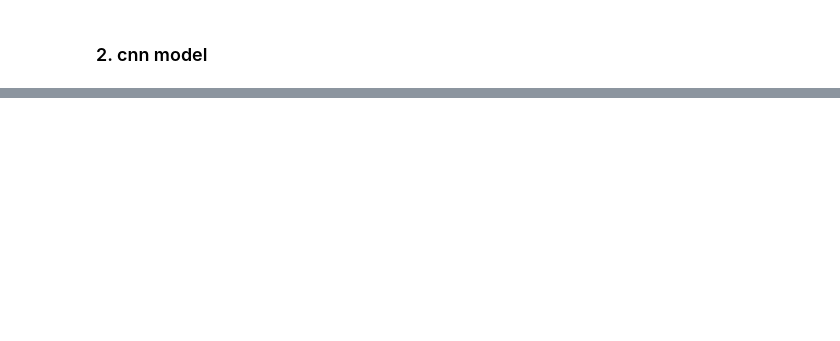
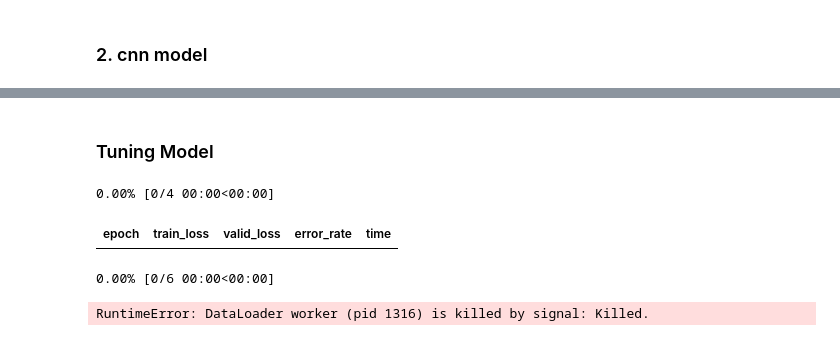
Before and after one commit to leeso1718/StockMarket_explainableAI, a Jupyter notebook: notebooks/CNN_Model.ipynb, the cells around one changed output, grey strips where cells are left out. Drawn from its saved outputs; the diff is of its cells as text; code cells hidden in the pictures; blank space fills up the shorter version.

```diff
--- a/notebooks/CNN_Model.ipynb
+++ b/notebooks/CNN_Model.ipynb
@@ -92,0 +82,3 @@ AttributeError: split_by_idxs
+# %%
+learner = cnn_learner(data, models.resnet34, loss_func=mae, metrics=error_rate)
+learner.model[1]
@@ -92,0 +100,9 @@ AttributeError: split_by_idxs
+# %% [markdown]
+### Tuning Model
+# %%
+learner.fit_one_cycle(4)
+# %% [output]
+0.00% [0/4 00:00<00:00]
+| epoch | train_loss | valid_loss | error_rate | time |
+0.00% [0/6 00:00<00:00]
+RuntimeError: DataLoader worker (pid 1316) is killed by signal: Killed.
```
Also changed, not shown: parts of 10 cells of this notebook, 2 other files.
